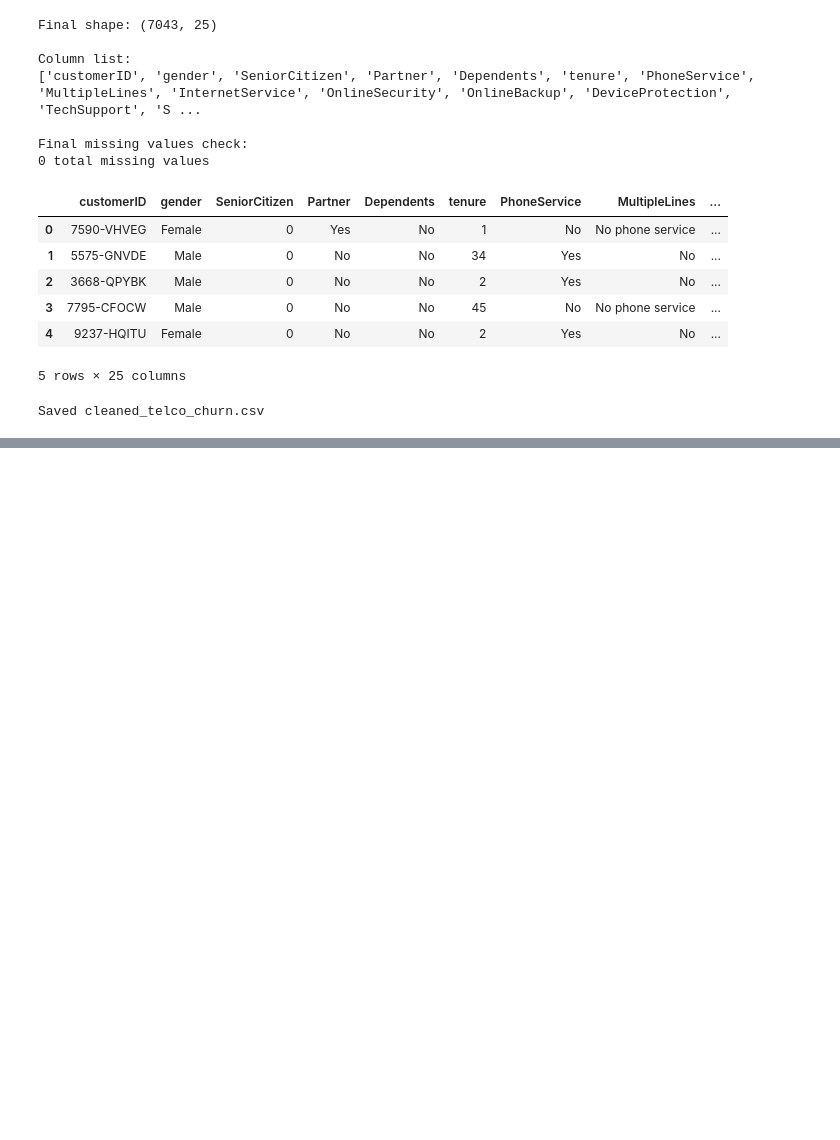
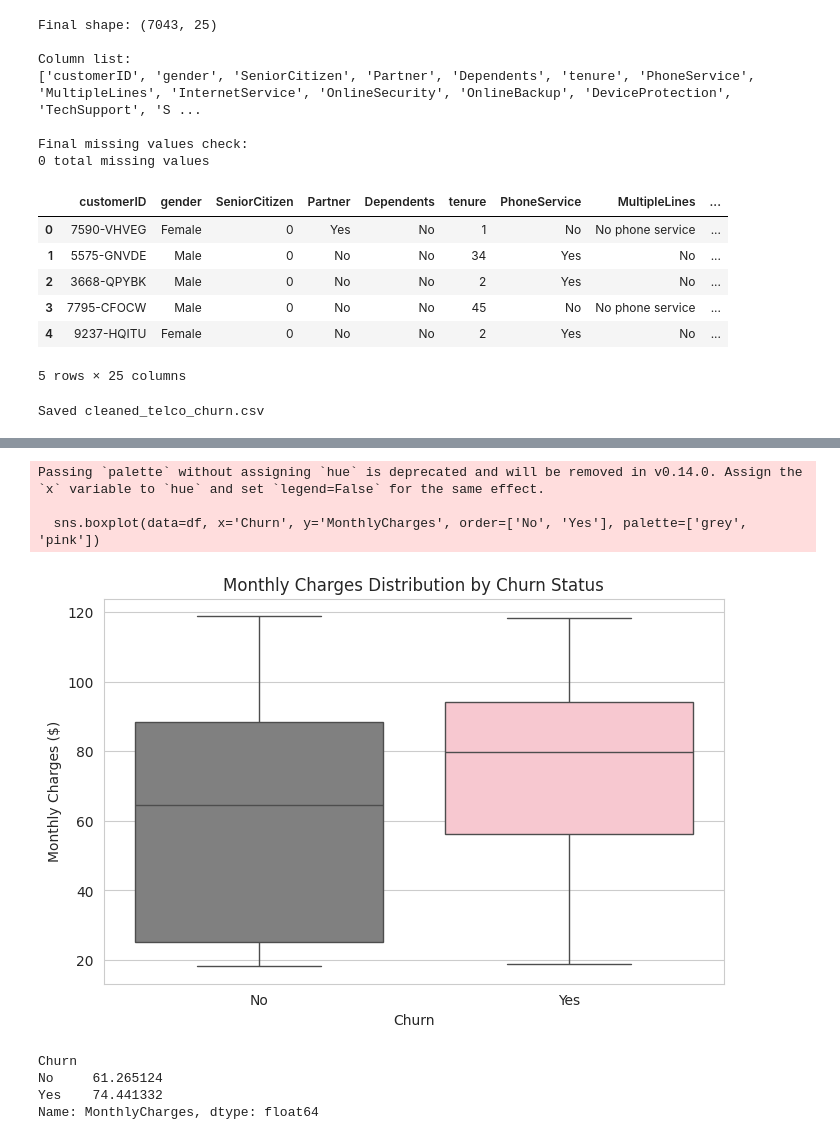
Before and after one commit to ruhie18/customer-churn-revenue-intelligence, a Jupyter notebook: 01_data_cleaning.ipynb, the cells around one changed output, grey strips where cells are left out. Saved outputs shown, nothing was run; the diff lists cells and outputs as text; code cells hidden in the pictures; blank space fills up the shorter version.

```diff
--- a/01_data_cleaning.ipynb
+++ b/01_data_cleaning.ipynb
@@ -234,0 +299,18 @@ Saved cleaned_telco_churn.csv
+# %%
+plt.figure()
+sns.boxplot(data=df, x='Churn', y='MonthlyCharges', order=['No', 'Yes'], palette=['grey', 'pink'])
+plt.title('Monthly Charges Distribution by Churn Status')
+plt.xlabel('Churn')
+plt.ylabel('Monthly Charges ($)')
+plt.show()
+
+print(df.groupby('Churn')['MonthlyCharges'].mean())
+# %% [output]
+Passing `palette` without assigning `hue` is deprecated and will be removed in v0.14.0. Assign the `x` variable to `hue` and set `legend=False` for the same effect.
+
+  sns.boxplot(data=df, x='Churn', y='MonthlyCharges', order=['No', 'Yes'], palette=['grey', 'pink'])
+[figure, added]
+Churn
+No     61.265124
+Yes    74.441332
+Name: MonthlyCharges, dtype: float64
```
Also changed, not shown: parts of 38 cells of this notebook.
